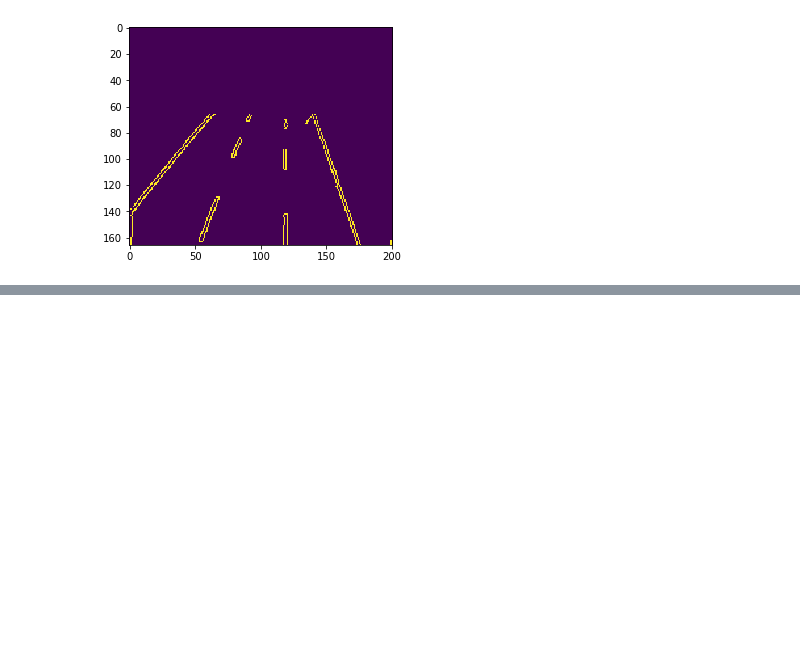
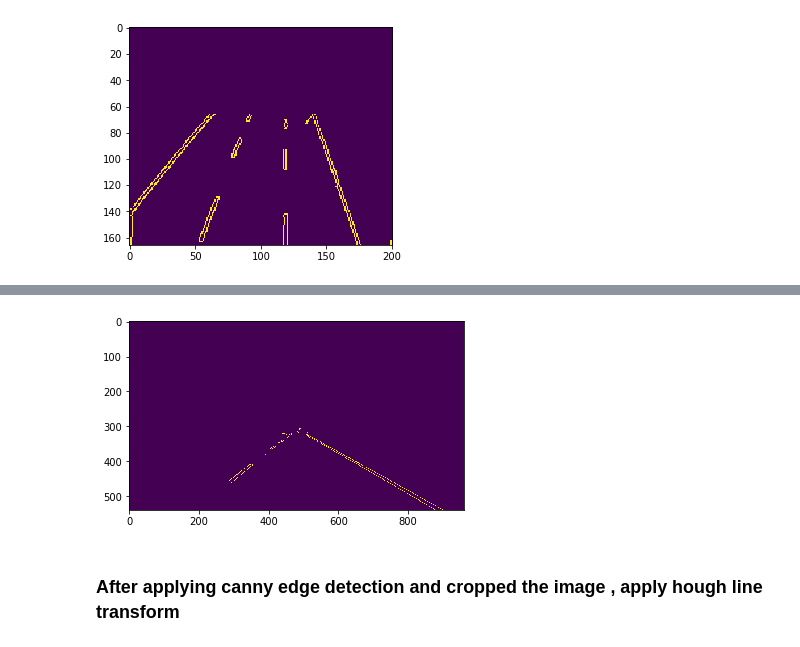
Before and after one commit to akshitagupta15june/lane_detection_opencv, a Jupyter notebook: Selecting_Area_of_interest.ipynb, the cells around one changed output, grey strips where cells are left out. Cells and saved outputs as stored; diff of their text form; code cells hidden in the pictures; blank space fills up the shorter version.

```diff
--- a/Selecting_Area_of_interest.ipynb
+++ b/Selecting_Area_of_interest.ipynb
@@ -117,0 +135,31 @@ plt.imshow(cropped_image);
+# %%
+# store the height and width from image
+height = image.shape[0]
+width = image.shape[1]
+def region_of_interest(img, vertices):
+    mask = np.zeros_like(img)
+    match_mask_color = 255 # <-- This line altered for grayscale.
+
+    cv2.fillPoly(mask, vertices, match_mask_color)
+    masked_image = cv2.bitwise_and(img, mask)
+    return masked_image
+region_of_interest_vertices = [
+    (0, height),
+    (width / 2, 300),
+    (width, height),
+]
+
+gray_image = cv2.cvtColor(image, cv2.COLOR_RGB2GRAY)
+cannyed_image = cv2.Canny(gray_image, 100, 200)
+# Moved the cropping operation to the end of the pipeline.
+cropped_image = region_of_interest(
+    cannyed_image,
+    np.array([region_of_interest_vertices], np.int32)
+)
+plt.figure()
+plt.imshow(cropped_image)
+plt.show()
+# %% [output]
+[figure, added]
+# %% [markdown]
+### After applying canny edge detection and cropped the image , apply hough line transform
```
Also changed, not shown: parts of 5 cells of this notebook, 1 other file.
